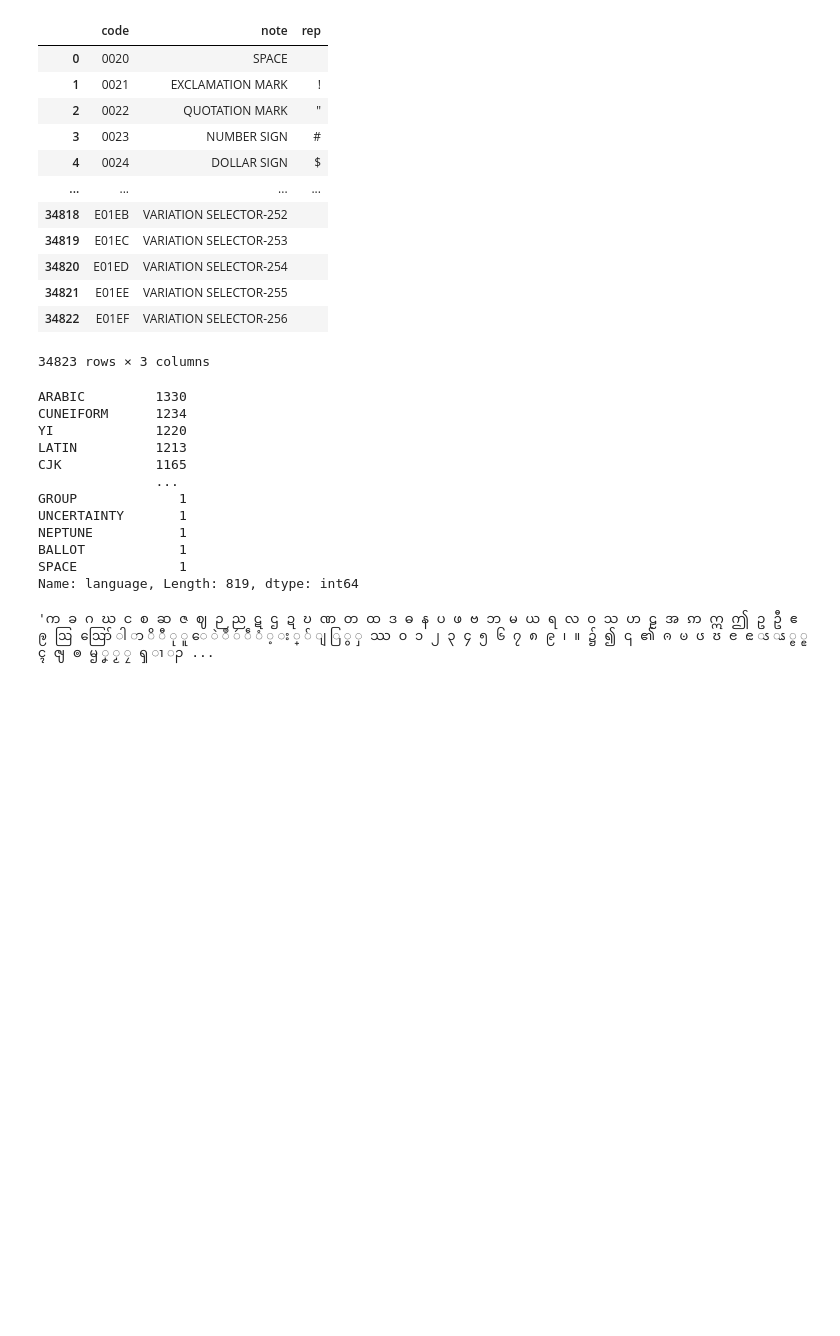
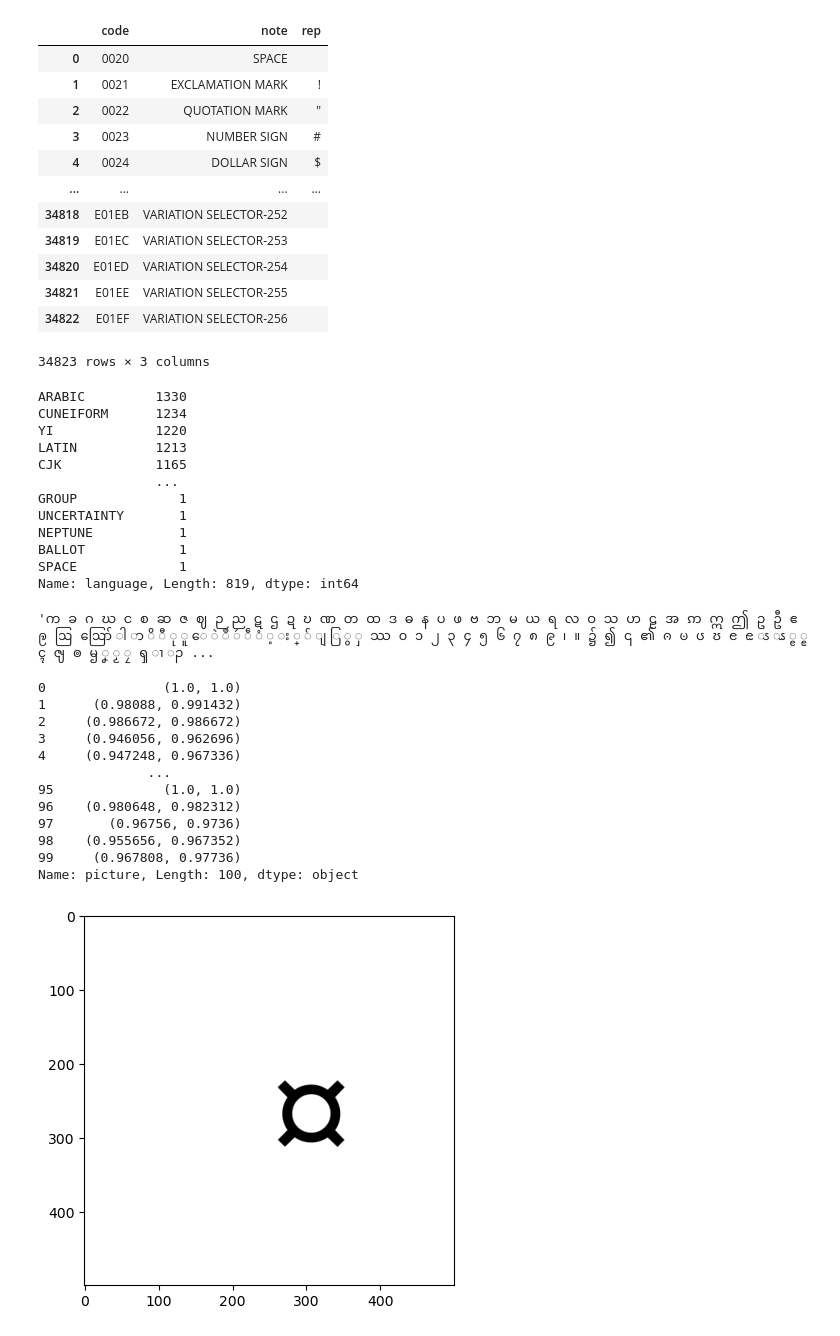
Before and after one commit to mccsandora/alphabet_complexity, a Jupyter notebook: mccullen/demo.ipynb, the cells around one changed output. Saved outputs shown, nothing was run; the diff lists cells and outputs as text; code cells hidden in the pictures; blank space fills up the shorter version.

Commit message:
updated symmetry code

```diff
--- a/mccullen/demo.ipynb
+++ b/mccullen/demo.ipynb
@@ -49,3 +49,33 @@ Name: language, Length: 819, dtype: int64
 ' '.join(dfu[dfu.language=='MYANMAR'].rep)
 # %% [output]
 'က ခ ဂ ဃ င စ ဆ ဇ ဈ ဉ ည ဋ ဌ ဍ ဎ ဏ တ ထ ဒ ဓ န ပ ဖ ဗ ဘ မ ယ ရ လ ဝ သ ဟ ဠ အ ဢ ဣ ဤ ဥ ဦ ဧ ဨ ဩ ဪ ါ ာ ိ ီ ု ူ ေ ဲ ဳ ဴ ဵ ံ ့ း ္ ် ျ ြ ွ ှ ဿ ၀ ၁ ၂ ၃ ၄ ၅ ၆ ၇ ၈ ၉ ၊ ။ ၌ ၍ ၎ ၏ ၐ ၑ ၒ ၓ ၔ ၕ ၖ ၗ ၘ ၙ ၚ ၛ ၜ ၝ ၞ ၟ ၠ ၡ ၢ ၣ ...
+# %%
+%%time
+
+#this code prints the symmetry ratios(left-to-right, top-to-bottom) for the first 100 characters in the dfu df, and the 100th character's pic
+
+sub_df = dfu.head(100).copy()
+sub_df['picture'] = sub_df.code.apply(lambda x: make_picture(x, 'data/ttfs/NotoSans-Regular.ttf'))
+
+symmetry = sub_df.picture.apply(check_symmetry)
+print(symmetry)
+
+if len(sub_df) > 99:
+    plt.imshow(sub_df.iloc[99].picture, cmap='gray')
+    plt.show()
+else:
+    print('invalid index')
+# %% [output]
+0               (1.0, 1.0)
+1      (0.98088, 0.991432)
+2     (0.986672, 0.986672)
+3     (0.946056, 0.962696)
+4     (0.947248, 0.967336)
+              ...
+95              (1.0, 1.0)
+96    (0.980648, 0.982312)
+97       (0.96756, 0.9736)
+98    (0.955656, 0.967352)
+99     (0.967808, 0.97736)
+Name: picture, Length: 100, dtype: object
+[figure, added]
```
Also changed, not shown: parts of 7 cells of this notebook, 2 other files.
